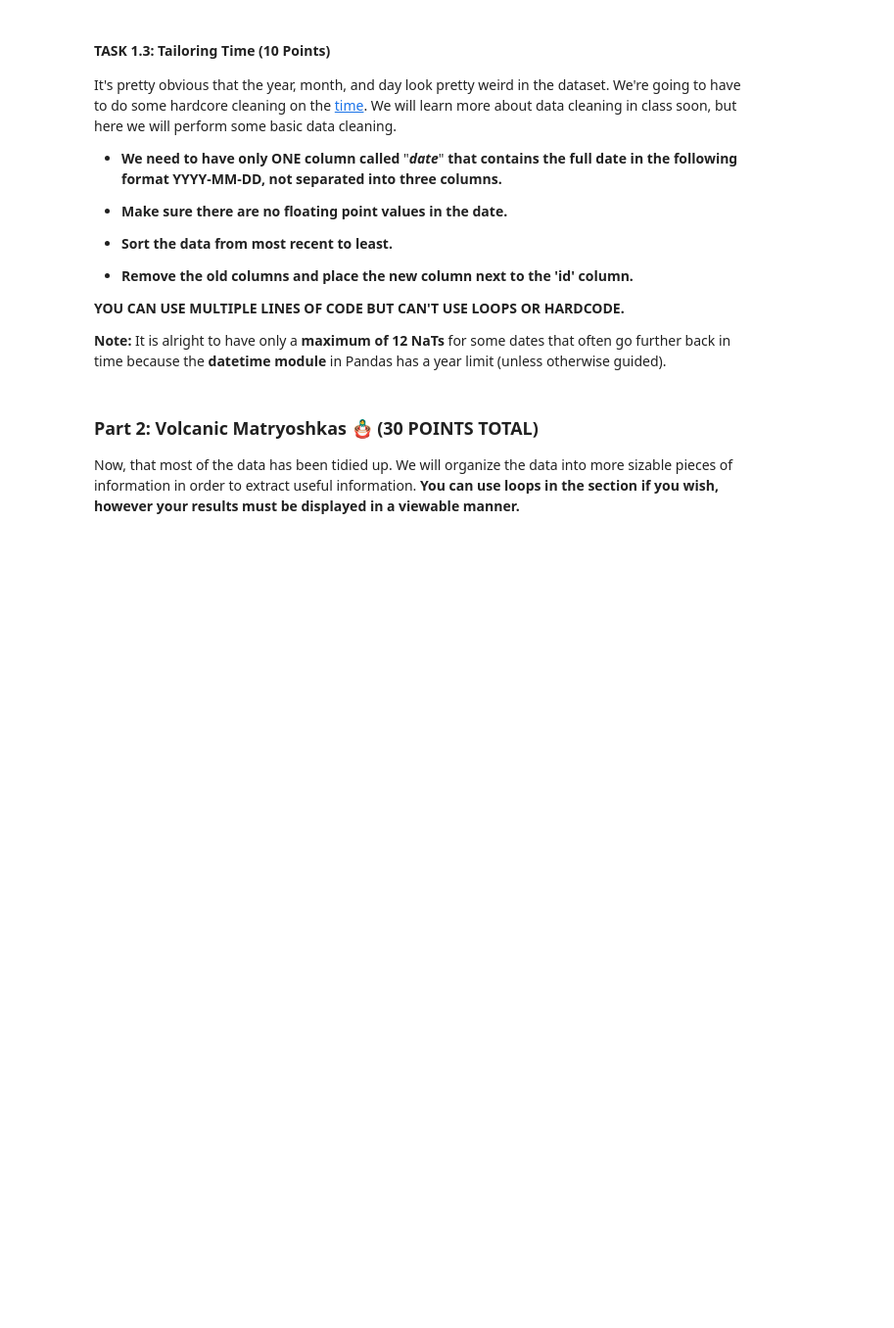
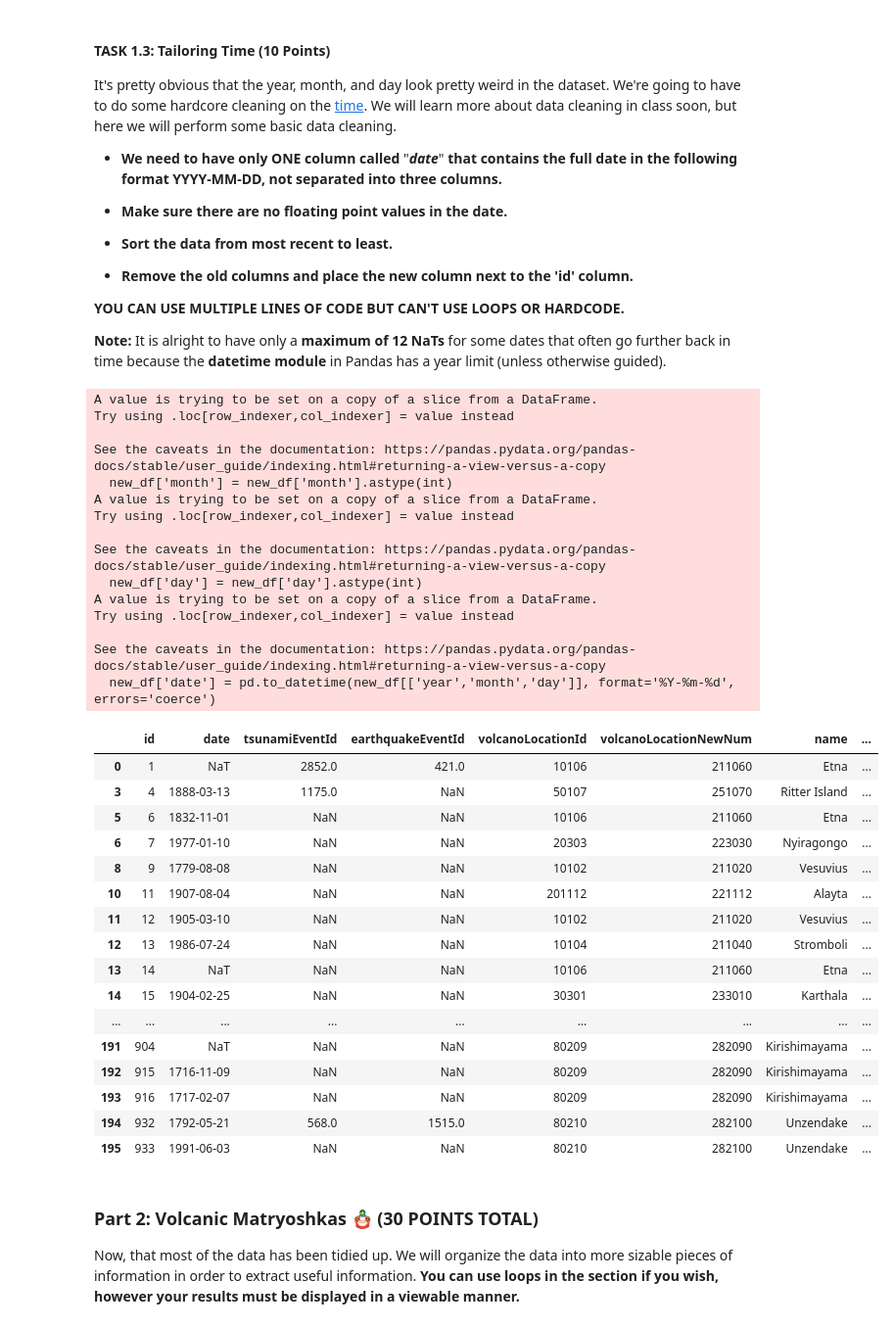
Before and after one commit to Jhoff721/cmsc320_hw1, a Jupyter notebook: CMSC320_HW1_Spring2025.ipynb, the cells around one changed output. Shown at 98% size. Cells and saved outputs as stored; diff of their text form; code cells hidden in the pictures; blank space fills up the shorter version.

```diff
--- a/CMSC320_HW1_Spring2025.ipynb
+++ b/CMSC320_HW1_Spring2025.ipynb
@@ -133,3 +231,52 @@ new_df # KEEP THIS. It will display the whole dataframe.
+# %%
+# Convert month and day to ints (instead of floats)
+new_df['month'] = new_df['month'].astype(int)
+new_df['day'] = new_df['day'].astype(int)
+
+# Convert the columns to datetime
+new_df['date'] = pd.to_datetime(new_df[['year','month','day']], format='%Y-%m-%d', errors='coerce')
+
+# Drop year, month, day
+new_df = new_df.drop(columns=new_df[['year', 'month', 'day']])
+
+# Move date to second position
+date = new_df.pop('date')
+new_df.insert(1, 'date', date)
+
+new_df # KEEP THIS. It will display the whole dataframe.
+# %% [output]
+A value is trying to be set on a copy of a slice from a DataFrame.
+Try using .loc[row_indexer,col_indexer] = value instead
+
+See the caveats in the documentation: https://pandas.pydata.org/pandas-docs/stable/user_guide/indexing.html#returning-a-view-versus-a-copy
+  new_df['month'] = new_df['month'].astype(int)
+A value is trying to be set on a copy of a slice from a DataFrame.
+Try using .loc[row_indexer,col_indexer] = value instead
+
+See the caveats in the documentation: https://pandas.pydata.org/pandas-docs/stable/user_guide/indexing.html#returning-a-view-versus-a-copy
+  new_df['day'] = new_df['day'].astype(int)
+A value is trying to be set on a copy of a slice from a DataFrame.
+Try using .loc[row_indexer,col_indexer] = value instead
+
+See the caveats in the documentation: https://pandas.pydata.org/pandas-docs/stable/user_guide/indexing.html#returning-a-view-versus-a-copy
+  new_df['date'] = pd.to_datetime(new_df[['year','month','day']], format='%Y-%m-%d', errors='coerce')
+|  | id | date | tsunamiEventId | earthquakeEventId | volcanoLocationId | volcanoLocationNewNum | name | ... |
+| 0 | 1 | NaT | 2852.0 | 421.0 | 10106 | 211060 | Etna | ... |
+| 3 | 4 | 1888-03-13 | 1175.0 | NaN | 50107 | 251070 | Ritter Island | ... |
+| 5 | 6 | 1832-11-01 | NaN | NaN | 10106 | 211060 | Etna | ... |
+| 6 | 7 | 1977-01-10 | NaN | NaN | 20303 | 223030 | Nyiragongo | ... |
+| 8 | 9 | 1779-08-08 | NaN | NaN | 10102 | 211020 | Vesuvius | ... |
+| 10 | 11 | 1907-08-04 | NaN | NaN | 201112 | 221112 | Alayta | ... |
+| 11 | 12 | 1905-03-10 | NaN | NaN | 10102 | 211020 | Vesuvius | ... |
+| 12 | 13 | 1986-07-24 | NaN | NaN | 10104 | 211040 | Stromboli | ... |
+| 13 | 14 | NaT | NaN | NaN | 10106 | 211060 | Etna | ... |
+| 14 | 15 | 1904-02-25 | NaN | NaN | 30301 | 233010 | Karthala | ... |
+| ... | ... | ... | ... | ... | ... | ... | ... | ... |
+| 191 | 904 | NaT | NaN | NaN | 80209 | 282090 | Kirishimayama | ... |
+| 192 | 915 | 1716-11-09 | NaN | NaN | 80209 | 282090 | Kirishimayama | ... |
+| 193 | 916 | 1717-02-07 | NaN | NaN | 80209 | 282090 | Kirishimayama | ... |
+| 194 | 932 | 1792-05-21 | 568.0 | 1515.0 | 80210 | 282100 | Unzendake | ... |
+| 195 | 933 | 1991-06-03 | NaN | NaN | 80210 | 282100 | Unzendake | ... |
 # %% [markdown]
 ### **Part 2: Volcanic Matryoshkas 🪆 (30 POINTS TOTAL)**
 
```
Also changed, not shown: parts of 12 cells of this notebook, 1 other file.
